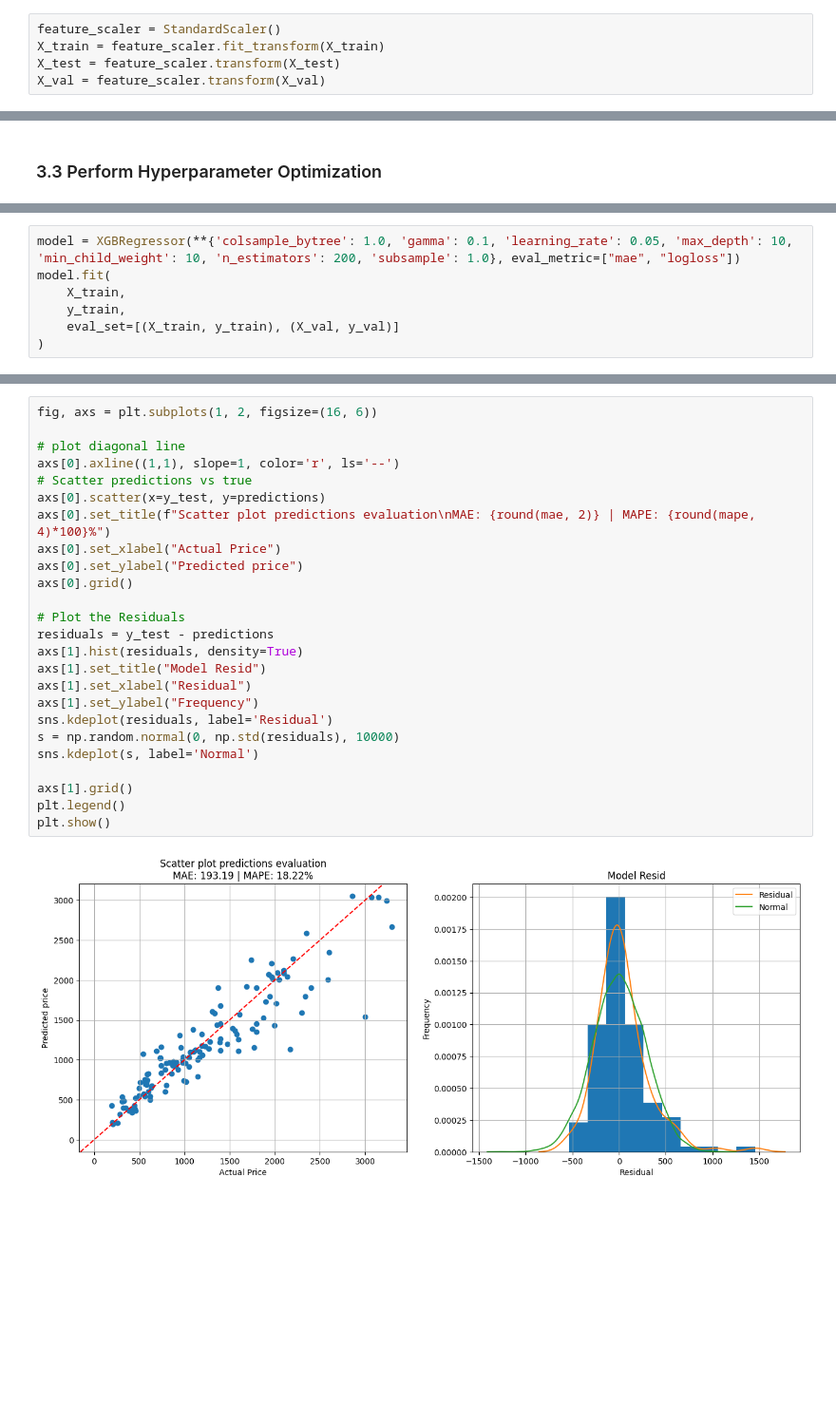
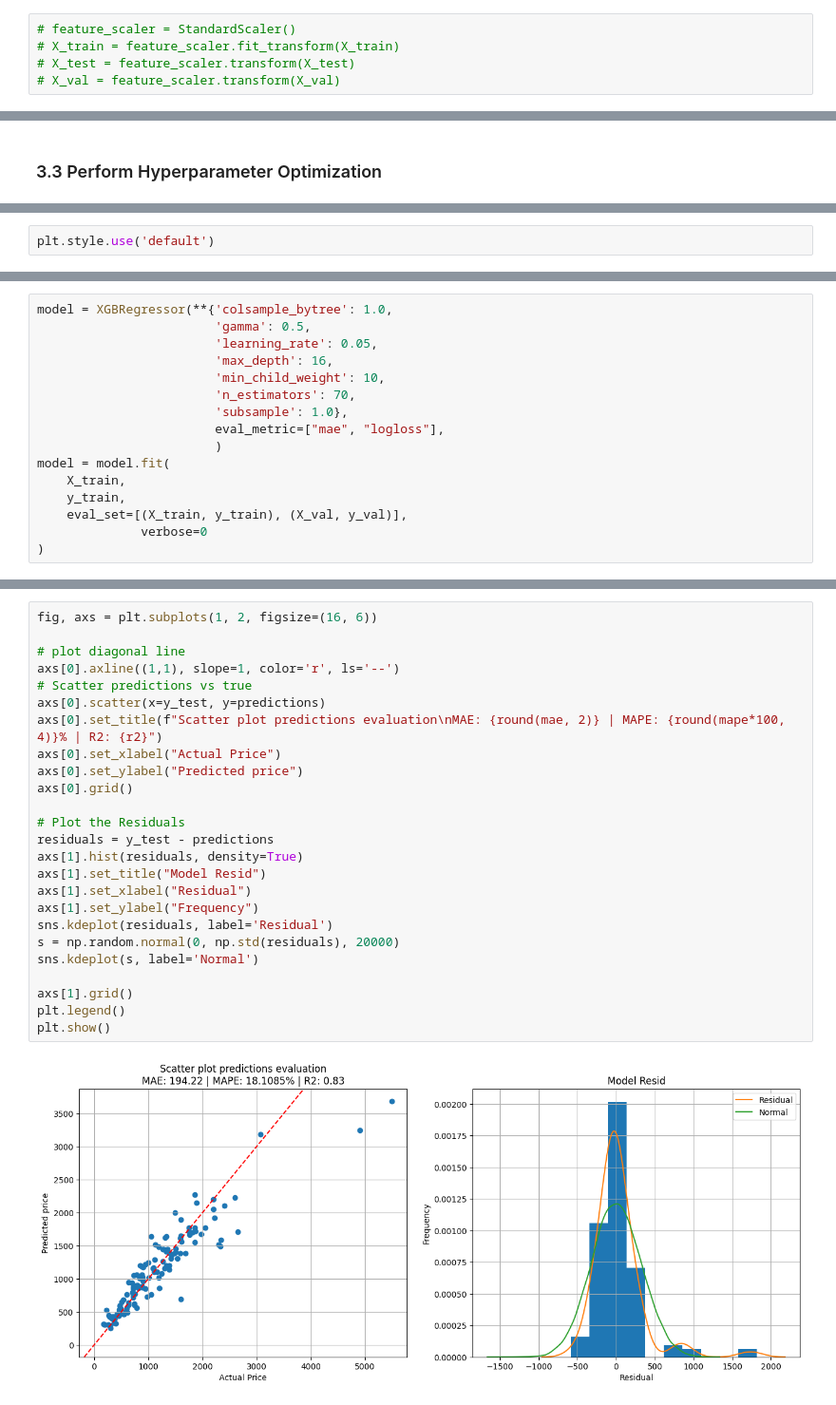
Before and after one commit to micheldearaujo/laptop-price-predictor, a Jupyter notebook: notebooks/3-modeling.ipynb, the cells around one changed output, grey strips where cells are left out. Shown: that part at 95% size. Drawn from its saved outputs; the diff is of its cells as text; blank space fills up the shorter version.

```diff
--- a/notebooks/3-modeling.ipynb
+++ b/notebooks/3-modeling.ipynb
@@ -29,10 +53,10 @@ X, y = prices_df.drop("Price_euros", axis=1), prices_df["Price_euros"]
 X_train, X_test, y_train, y_test = train_test_split(X, y, test_size=0.2)
 X_test, X_val, y_test, y_val = train_test_split(X_test, y_test, test_size=0.5)
 # %%
-feature_scaler = StandardScaler()
-X_train = feature_scaler.fit_transform(X_train)
-X_test = feature_scaler.transform(X_test)
-X_val = feature_scaler.transform(X_val)
+# feature_scaler = StandardScaler()
+# X_train = feature_scaler.fit_transform(X_train)
+# X_test = feature_scaler.transform(X_test)
+# X_val = feature_scaler.transform(X_val)
 # %% [markdown]
 #### 3.2 Train the model
 # %%
@@ -211,0 +163,2 @@ XGBRegressor(base_score=None, booster=None, callbacks=None,
+# %%
+plt.style.use('default')
@@ -212,7 +169,16 @@ XGBRegressor(base_score=None, booster=None, callbacks=None,
 # %%
-model = XGBRegressor(**{'colsample_bytree': 1.0, 'gamma': 0.1, 'learning_rate': 0.05, 'max_depth': 10, 'min_child_weight': 10, 'n_estimators': 200, 'subsample': 1.0}, eval_metric=["mae", "logloss"])
-model.fit(
+model = XGBRegressor(**{'colsample_bytree': 1.0,
+                        'gamma': 0.5,
+                        'learning_rate': 0.05,
+                        'max_depth': 16,
+                        'min_child_weight': 10,
+                        'n_estimators': 70,
+                        'subsample': 1.0},
+                        eval_metric=["mae", "logloss"],
+                        )
+model = model.fit(
     X_train,
     y_train,
-    eval_set=[(X_train, y_train), (X_val, y_val)]
+    eval_set=[(X_train, y_train), (X_val, y_val)],
+              verbose=0
 )
@@ -256,30 +206,30 @@ model.score(X_test, y_test)
 # %%
 fig, axs = plt.subplots(1, 2, figsize=(16, 6))
 
 # plot diagonal line
 axs[0].axline((1,1), slope=1, color='r', ls='--')
 # Scatter predictions vs true
 axs[0].scatter(x=y_test, y=predictions)
-axs[0].set_title(f"Scatter plot predictions evaluation\nMAE: {round(mae, 2)} | MAPE: {round(mape, 4)*100}%")
+axs[0].set_title(f"Scatter plot predictions evaluation\nMAE: {round(mae, 2)} | MAPE: {round(mape*100, 4)}% | R2: {r2}")
 axs[0].set_xlabel("Actual Price")
 axs[0].set_ylabel("Predicted price")
 axs[0].grid()
 
 # Plot the Residuals
 residuals = y_test - predictions
 axs[1].hist(residuals, density=True)
 axs[1].set_title("Model Resid")
 axs[1].set_xlabel("Residual")
 axs[1].set_ylabel("Frequency")
 sns.kdeplot(residuals, label='Residual')
-s = np.random.normal(0, np.std(residuals), 10000)
+s = np.random.normal(0, np.std(residuals), 20000)
 sns.kdeplot(s, label='Normal')
 
 axs[1].grid()
 plt.legend()
 plt.show()
 # %% [output]
-[figure, old version]
+[figure, new version]
 # %%
 # plot learning curves
 learning_results = model.evals_result()
```
Also changed, not shown: parts of 21 cells of this notebook.
